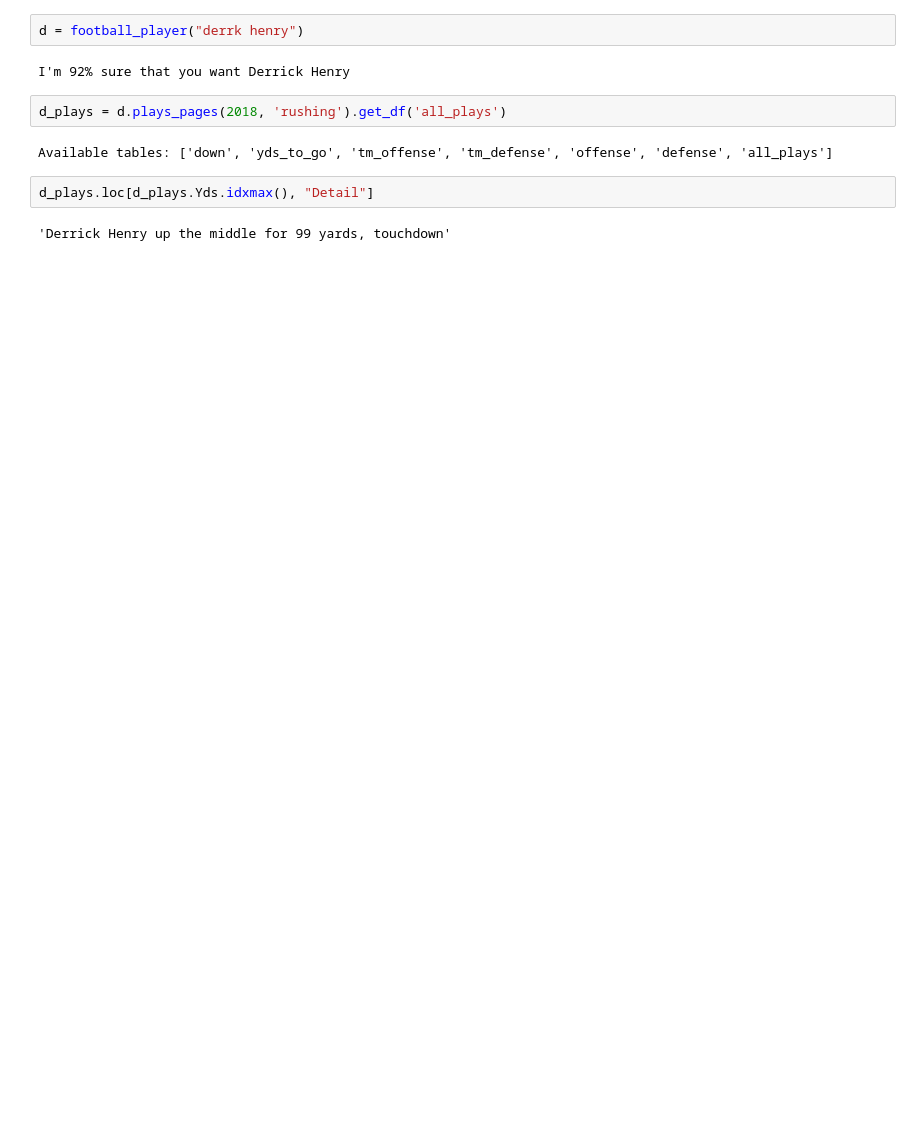
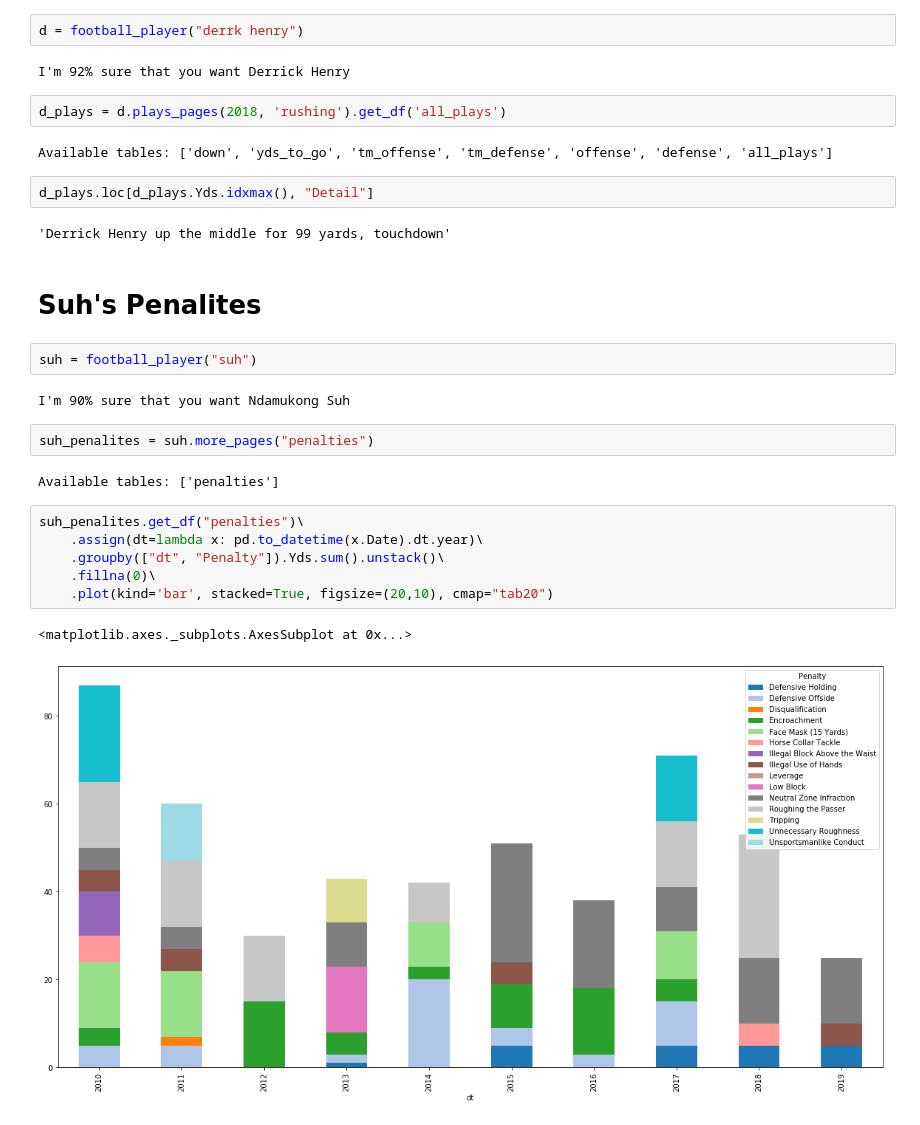
Before and after one commit to double-dose-larry/sportsref, a Jupyter notebook: examples.ipynb, the cells around one changed output. Drawn from its saved outputs; the diff is of its cells as text; blank space fills up the shorter version.

Commit message:
adds penalites to pro footbal player

```diff
--- a/examples.ipynb
+++ b/examples.ipynb
@@ -188,3 +188,22 @@ Available tables: ['down', 'yds_to_go', 'tm_offense', 'tm_defense', 'offense', '
 d_plays.loc[d_plays.Yds.idxmax(), "Detail"]
 # %% [output]
 'Derrick Henry up the middle for 99 yards, touchdown'
+# %% [markdown]
+# Suh's Penalites
+# %%
+suh = football_player("suh")
+# %% [output]
+I'm 90% sure that you want Ndamukong Suh
+# %%
+suh_penalites = suh.more_pages("penalties")
+# %% [output]
+Available tables: ['penalties']
+# %%
+suh_penalites.get_df("penalties")\
+    .assign(dt=lambda x: pd.to_datetime(x.Date).dt.year)\
+    .groupby(["dt", "Penalty"]).Yds.sum().unstack()\
+    .fillna(0)\
+    .plot(kind='bar', stacked=True, figsize=(20,10), cmap="tab20")
+# %% [output]
+<matplotlib.axes._subplots.AxesSubplot at 0x...>
+[figure, added]
```
Also changed, not shown: 1 other file.
